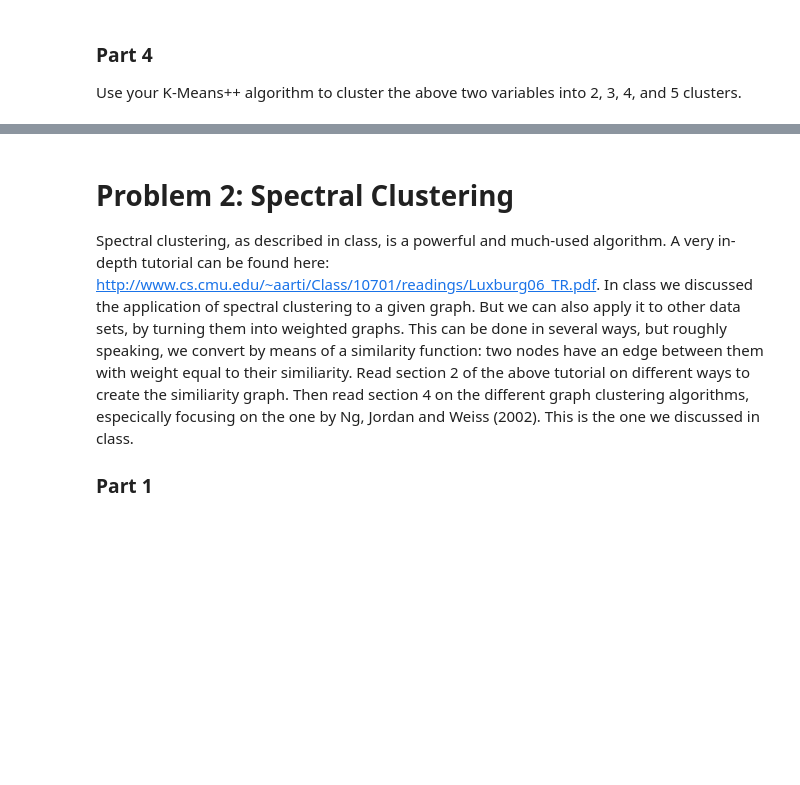
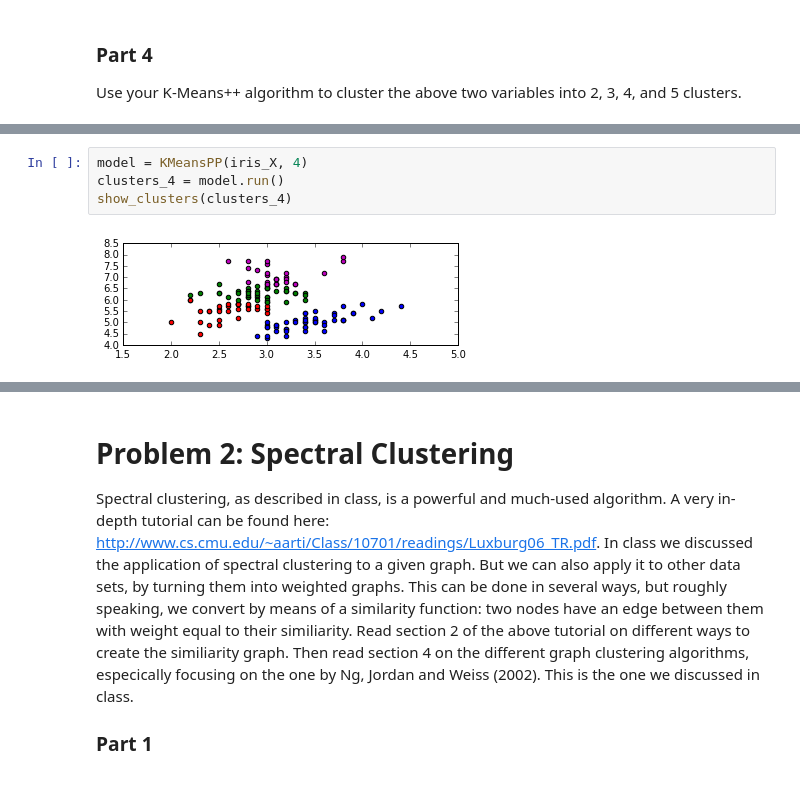
Before and after one commit to RohanNagar/datasciencelab-utaustin, a Jupyter notebook: lab6/lab6.ipynb, the cells around one changed output, grey strips where cells are left out. Cells and saved outputs as stored; diff of their text form; blank space fills up the shorter version.

```diff
--- a/lab6/lab6.ipynb
+++ b/lab6/lab6.ipynb
@@ -280,0 +281,6 @@ clusters_3
+# %%
+model = KMeansPP(iris_X, 4)
+clusters_4 = model.run()
+show_clusters(clusters_4)
+# %% [output]
+[figure, added]
```
Also changed, not shown: parts of 5 cells of this notebook.
